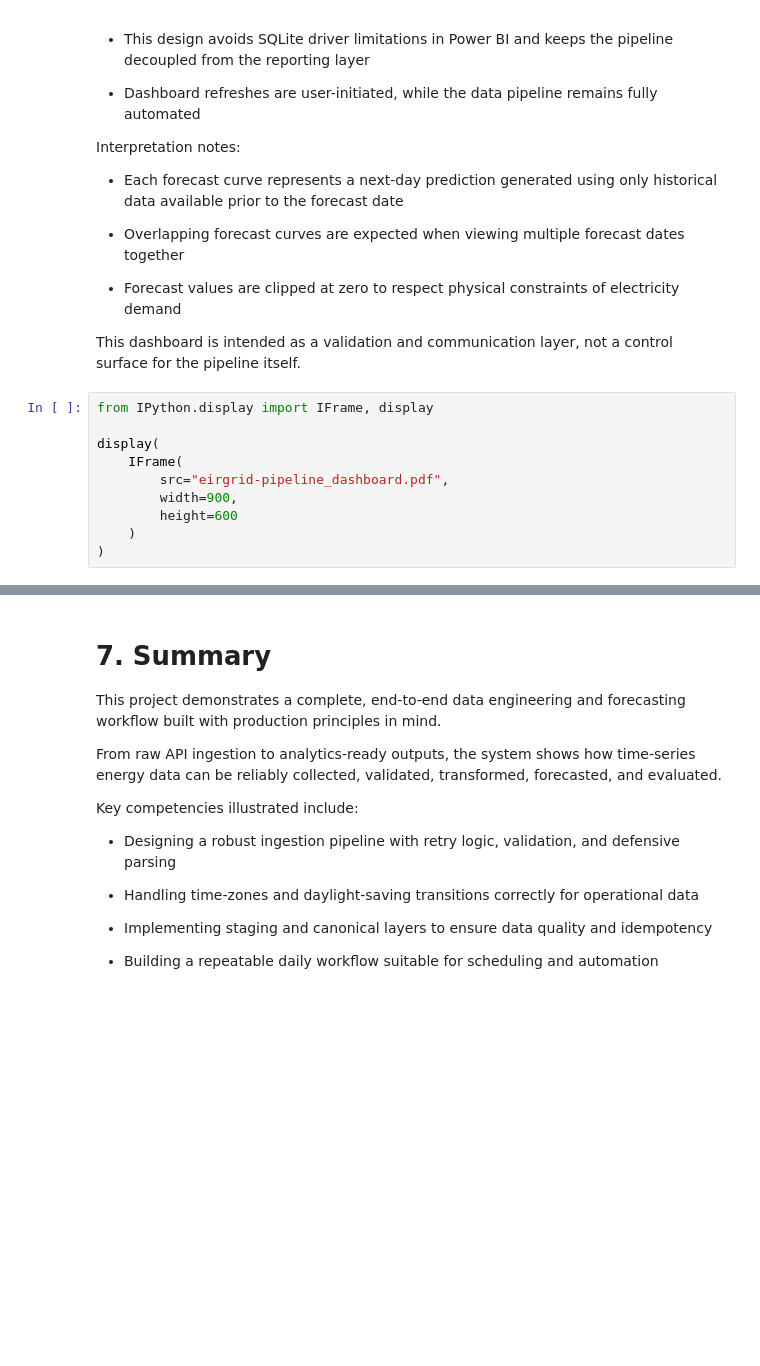
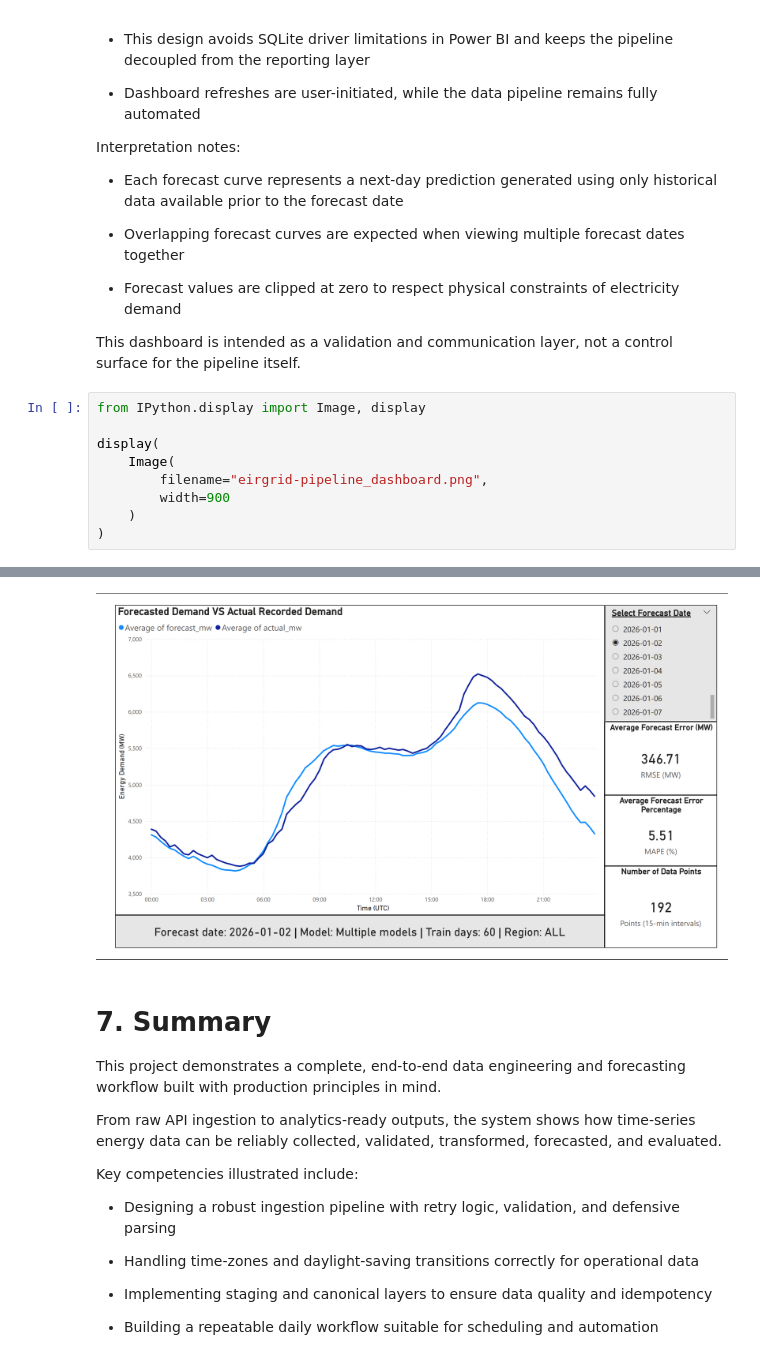
Before and after one commit to roryobrien33/eirgrid-pipeline, a Jupyter notebook: notebooks/pipeline_walkthrough.ipynb, the cells around one changed output, grey strips where cells are left out. Drawn from its saved outputs; the diff is of its cells as text; blank space fills up the shorter version.

Commit message:
Ignore generated dashboard image and update pipeline walkthrough

```diff
--- a/notebooks/pipeline_walkthrough.ipynb
+++ b/notebooks/pipeline_walkthrough.ipynb
@@ -1030,13 +1030,12 @@ Interpretation notes:
 
 This dashboard is intended as a validation and communication layer, not a control surface for the pipeline itself.
 # %%
-from IPython.display import IFrame, display
+from IPython.display import Image, display
 
 display(
-    IFrame(
-        src="eirgrid-pipeline_dashboard.pdf",
-        width=900,
-        height=600
+    Image(
+        filename="eirgrid-pipeline_dashboard.png",
+        width=900
     )
 )
 # %% [output]
@@ -1044,3 +1042,4 @@ display(
+[figure, added]
 # %% [markdown]
 # 7. Summary
 This project demonstrates a complete, end-to-end data engineering and forecasting workflow built with production principles in mind.
```
Also changed, not shown: parts of 1 cell of this notebook, 2 other files.
